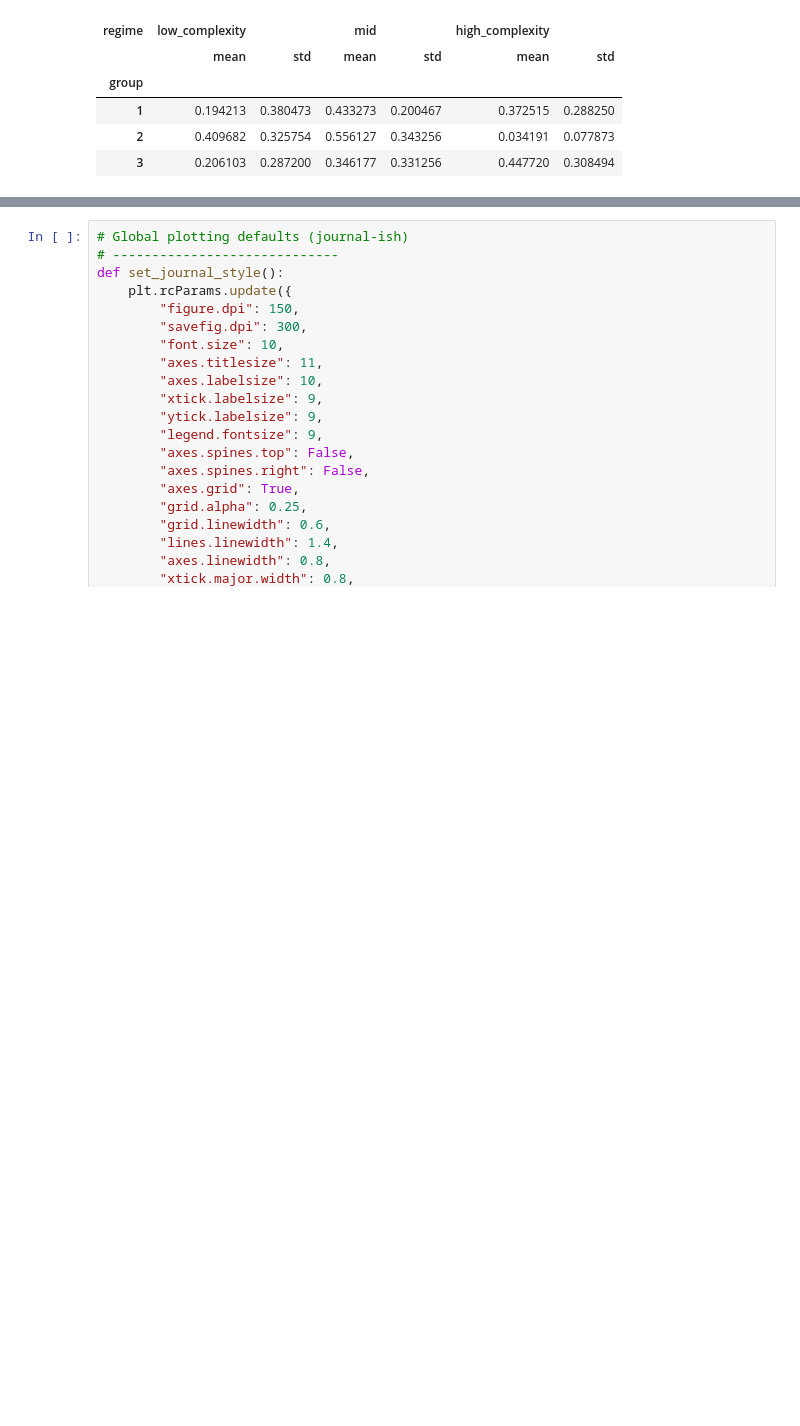
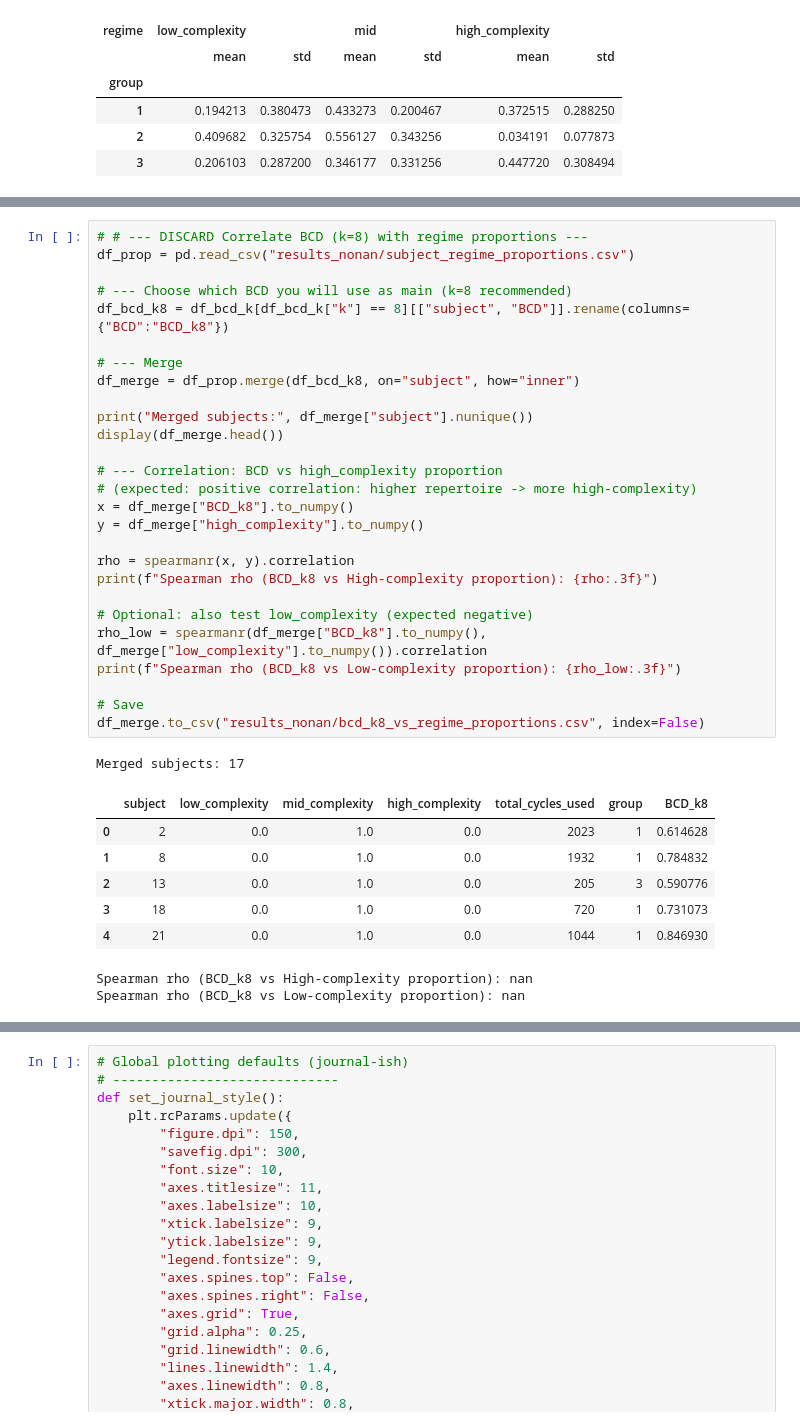
Before and after one commit to carmare13/Gait-Stability, a Jupyter notebook: NoteBooks/NONAN_AI.ipynb, the cells around one changed output, grey strips where cells are left out. Saved outputs shown, nothing was run; the diff lists cells and outputs as text; blank space fills up the shorter version.

```diff
--- a/NoteBooks/NONAN_AI.ipynb
+++ b/NoteBooks/NONAN_AI.ipynb
@@ -616,0 +869,37 @@ Saved results to results_nonan/
+# %%
+# # --- DISCARD Correlate BCD (k=8) with regime proportions ---
+df_prop = pd.read_csv("results_nonan/subject_regime_proportions.csv")
+
+# --- Choose which BCD you will use as main (k=8 recommended)
+df_bcd_k8 = df_bcd_k[df_bcd_k["k"] == 8][["subject", "BCD"]].rename(columns={"BCD":"BCD_k8"})
+
+# --- Merge
+df_merge = df_prop.merge(df_bcd_k8, on="subject", how="inner")
+
+print("Merged subjects:", df_merge["subject"].nunique())
+display(df_merge.head())
+
+# --- Correlation: BCD vs high_complexity proportion
+# (expected: positive correlation: higher repertoire -> more high-complexity)
+x = df_merge["BCD_k8"].to_numpy()
+y = df_merge["high_complexity"].to_numpy()
+
+rho = spearmanr(x, y).correlation
+print(f"Spearman rho (BCD_k8 vs High-complexity proportion): {rho:.3f}")
+
+# Optional: also test low_complexity (expected negative)
+rho_low = spearmanr(df_merge["BCD_k8"].to_numpy(), df_merge["low_complexity"].to_numpy()).correlation
+print(f"Spearman rho (BCD_k8 vs Low-complexity proportion): {rho_low:.3f}")
+
+# Save
+df_merge.to_csv("results_nonan/bcd_k8_vs_regime_proportions.csv", index=False)
+# %% [output]
+Merged subjects: 17
+|  | subject | low_complexity | mid_complexity | high_complexity | total_cycles_used | group | BCD_k8 |
+| 0 | 2 | 0.0 | 1.0 | 0.0 | 2023 | 1 | 0.614628 |
+| 1 | 8 | 0.0 | 1.0 | 0.0 | 1932 | 1 | 0.784832 |
+| 2 | 13 | 0.0 | 1.0 | 0.0 | 205 | 3 | 0.590776 |
+| 3 | 18 | 0.0 | 1.0 | 0.0 | 720 | 1 | 0.731073 |
+| 4 | 21 | 0.0 | 1.0 | 0.0 | 1044 | 1 | 0.846930 |
+Spearman rho (BCD_k8 vs High-complexity proportion): nan
+Spearman rho (BCD_k8 vs Low-complexity proportion): nan
```
Also changed, not shown: parts of 15 cells of this notebook, 3 other files.
